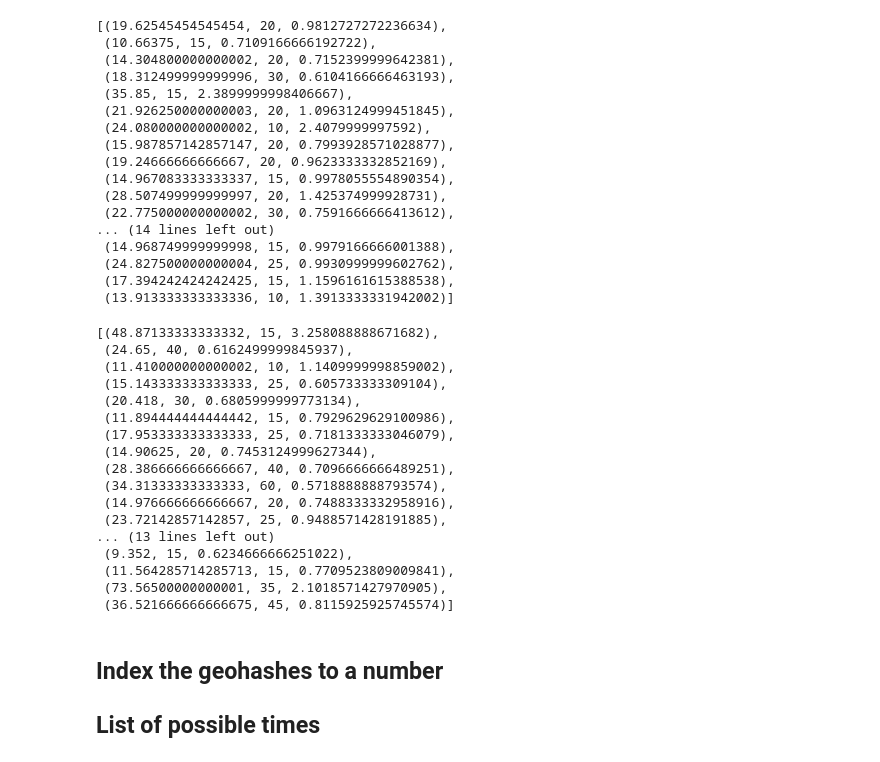
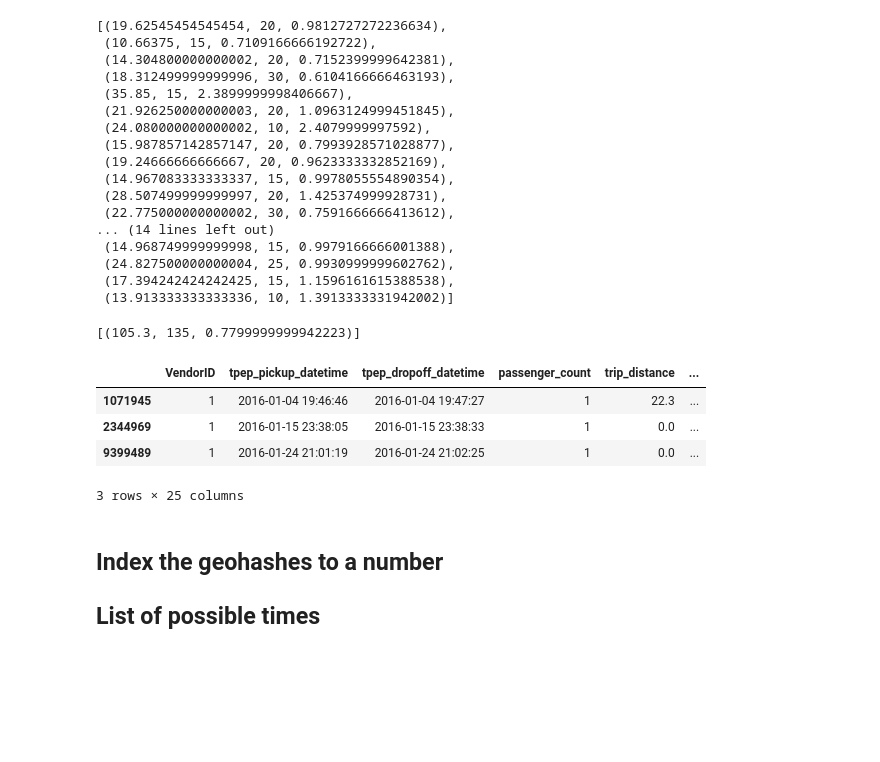
Before and after one commit to jonhilgart22/DSCI-6005-deep-learning, a Jupyter notebook: final_project/Taxi-Cab-EDA.ipynb, the cells around one changed output. Drawn from its saved outputs; the diff is of its cells as text; code cells hidden in the pictures; blank space fills up the shorter version.

```diff
--- a/final_project/Taxi-Cab-EDA.ipynb
+++ b/final_project/Taxi-Cab-EDA.ipynb
@@ -428,25 +428,17 @@ time_geohash_fare_dict[115]['7zzzzz']
  (13.913333333333336, 10, 1.3913333331942002)]
 # %%
 # test the dictionary and ensure that the fare and the time changes, fare followed by time in minutes
-time_geohash_fare_dict[555]['7zzzzz']
+time_geohash_fare_dict[1945]['dr5xs1']
 # %% [output]
-[(48.87133333333332, 15, 3.258088888671682),
- (24.65, 40, 0.6162499999845937),
- (11.410000000000002, 10, 1.1409999998859002),
- (15.143333333333333, 25, 0.605733333309104),
- (20.418, 30, 0.6805999999773134),
- (11.894444444444442, 15, 0.7929629629100986),
- (17.953333333333333, 25, 0.7181333333046079),
- (14.90625, 20, 0.7453124999627344),
- (28.386666666666667, 40, 0.7096666666489251),
- (34.31333333333333, 60, 0.5718888888793574),
- (14.976666666666667, 20, 0.7488333332958916),
- (23.72142857142857, 25, 0.9488571428191885),
-... (13 lines left out)
- (9.352, 15, 0.6234666666251022),
- (11.564285714285713, 15, 0.7709523809009841),
- (73.56500000000001, 35, 2.1018571427970905),
- (36.521666666666675, 45, 0.8115925925745574)]
+[(105.3, 135, 0.7799999999942223)]
+# %%
+taxi_yellowcab_df[taxi_yellowcab_df['geohash_pickup']=='dr5xs1']
+# %% [output]
+|  | VendorID | tpep_pickup_datetime | tpep_dropoff_datetime | passenger_count | trip_distance | ... |
+| 1071945 | 1 | 2016-01-04 19:46:46 | 2016-01-04 19:47:27 | 1 | 22.3 | ... |
+| 2344969 | 1 | 2016-01-15 23:38:05 | 2016-01-15 23:38:33 | 1 | 0.0 | ... |
+| 9399489 | 1 | 2016-01-24 21:01:19 | 2016-01-24 21:02:25 | 1 | 0.0 | ... |
+3 rows × 25 columns
 # %% [markdown]
 ## Index the geohashes to a number
 ## List of possible times
```
Also changed, not shown: parts of 5 cells of this notebook.
